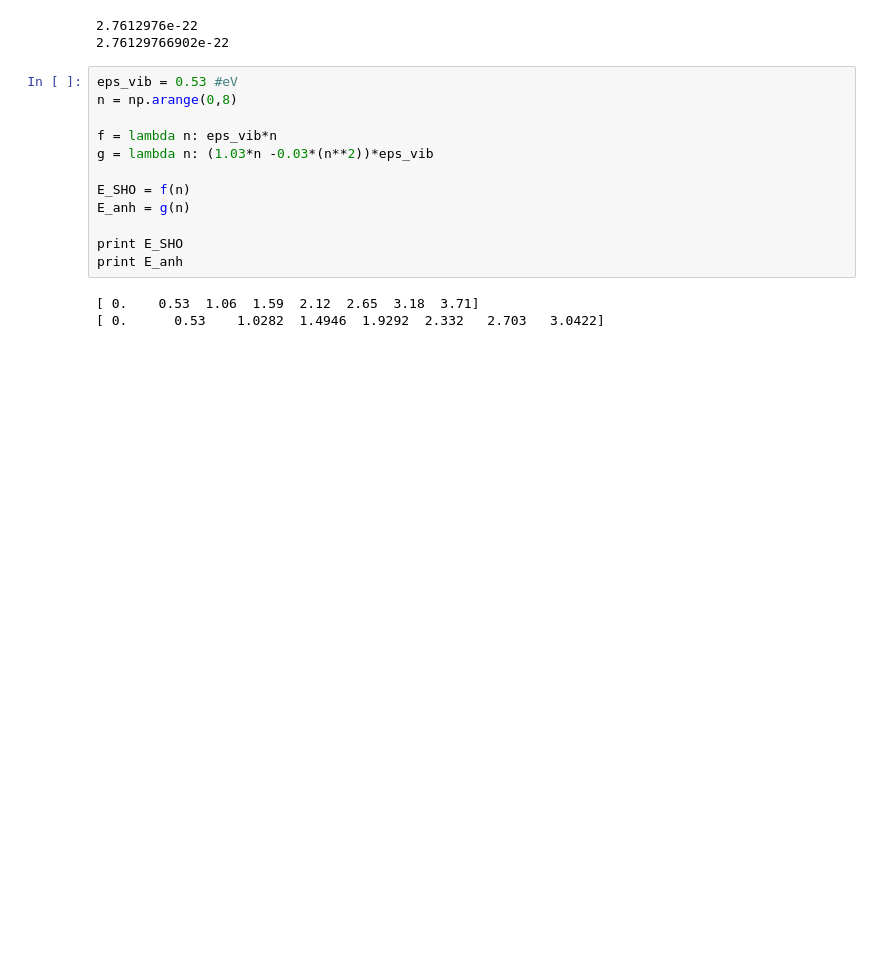
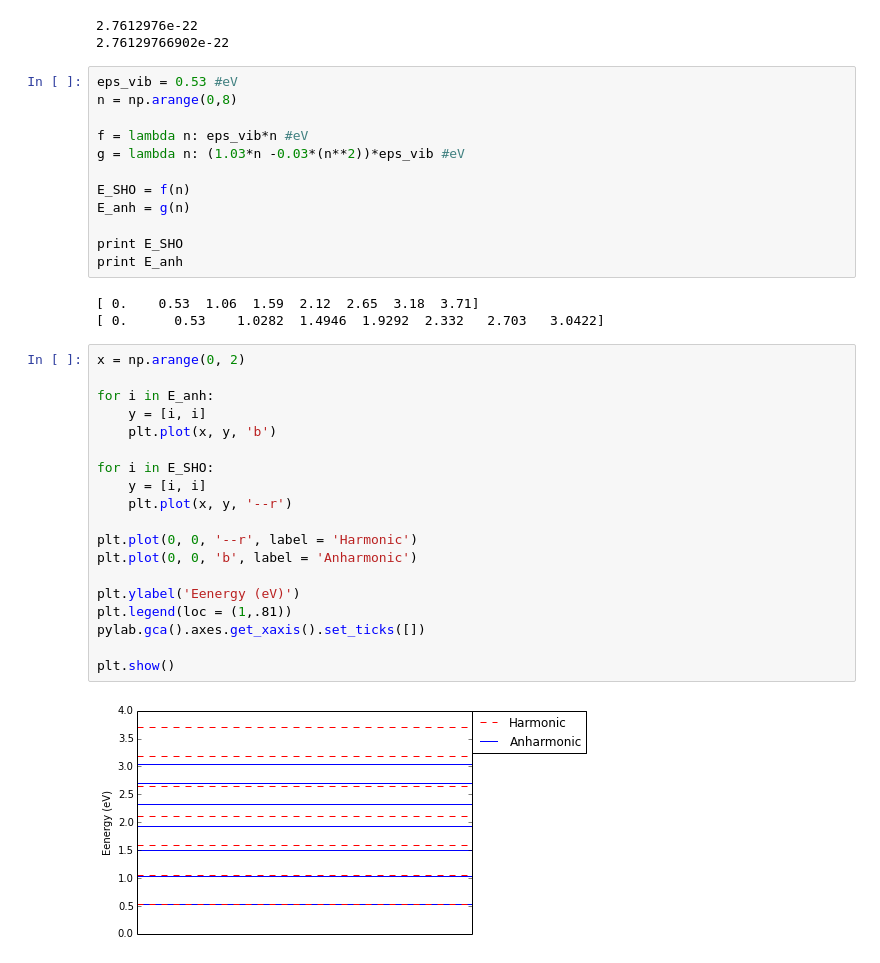
Before and after one commit to abardess/PHYS202-S14, a Jupyter notebook: ThermalCA3.ipynb, the cells around one changed output. Cells and saved outputs as stored; diff of their text form; blank space fills up the shorter version.

```diff
--- a/ThermalCA3.ipynb
+++ b/ThermalCA3.ipynb
@@ -27,8 +27,8 @@ print epsilon
 eps_vib = 0.53 #eV
 n = np.arange(0,8)
 
-f = lambda n: eps_vib*n
-g = lambda n: (1.03*n -0.03*(n**2))*eps_vib
+f = lambda n: eps_vib*n #eV
+g = lambda n: (1.03*n -0.03*(n**2))*eps_vib #eV
 
 E_SHO = f(n)
 E_anh = g(n)
@@ -38,3 +38,24 @@ print E_anh
 # %% [output]
 [ 0.    0.53  1.06  1.59  2.12  2.65  3.18  3.71]
 [ 0.      0.53    1.0282  1.4946  1.9292  2.332   2.703   3.0422]
+# %%
+x = np.arange(0, 2)
+
+for i in E_anh:
+    y = [i, i]
+    plt.plot(x, y, 'b')
+
+for i in E_SHO:
+    y = [i, i]
+    plt.plot(x, y, '--r')
+
+plt.plot(0, 0, '--r', label = 'Harmonic')
+plt.plot(0, 0, 'b', label = 'Anharmonic')
+
+plt.ylabel('Eenergy (eV)')
+plt.legend(loc = (1,.81))
+pylab.gca().axes.get_xaxis().set_ticks([])
+
+plt.show()
+# %% [output]
+[figure, added]
```
Also changed, not shown: parts of 4 cells of this notebook.
